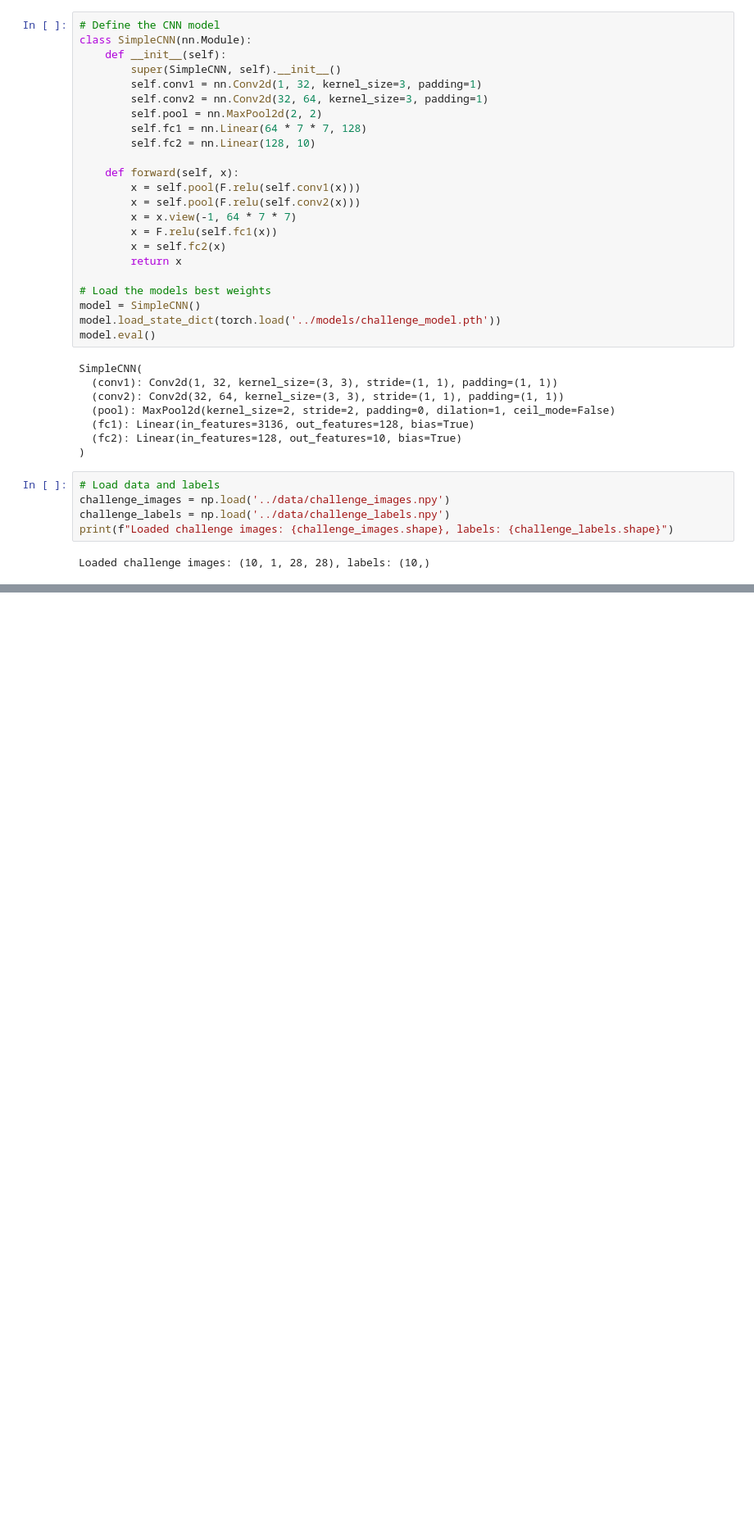
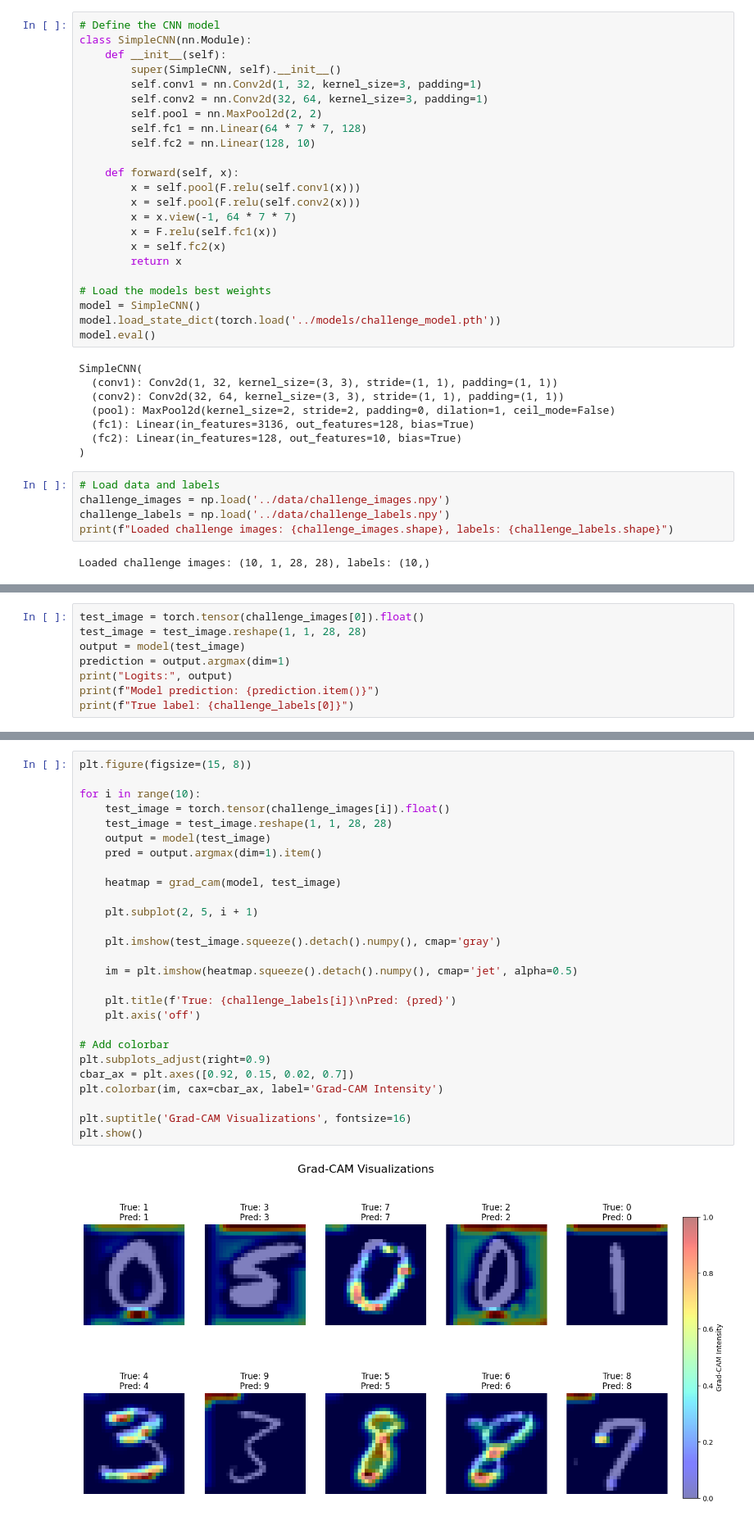
Before and after one commit to yvokeller/xai, a Jupyter notebook: notebooks/mini_challenge.ipynb, the cells around one changed output, grey strips where cells are left out. Shown at 82% size. Saved outputs shown, nothing was run; the diff lists cells and outputs as text; blank space fills up the shorter version.

```diff
--- a/notebooks/mini_challenge.ipynb
+++ b/notebooks/mini_challenge.ipynb
@@ -57,0 +66,8 @@ Loaded challenge images: (10, 1, 28, 28), labels: (10,)
+# %%
+test_image = torch.tensor(challenge_images[0]).float()
+test_image = test_image.reshape(1, 1, 28, 28)
+output = model(test_image)
+prediction = output.argmax(dim=1)
+print("Logits:", output)
+print(f"Model prediction: {prediction.item()}")
+print(f"True label: {challenge_labels[0]}")
@@ -57,0 +207,29 @@ Loaded challenge images: (10, 1, 28, 28), labels: (10,)
+# %%
+plt.figure(figsize=(15, 8))
+
+for i in range(10):
+    test_image = torch.tensor(challenge_images[i]).float()
+    test_image = test_image.reshape(1, 1, 28, 28)
+    output = model(test_image)
+    pred = output.argmax(dim=1).item()
+
+    heatmap = grad_cam(model, test_image)
+
+    plt.subplot(2, 5, i + 1)
+
+    plt.imshow(test_image.squeeze().detach().numpy(), cmap='gray')
+
+    im = plt.imshow(heatmap.squeeze().detach().numpy(), cmap='jet', alpha=0.5)
+
+    plt.title(f'True: {challenge_labels[i]}\nPred: {pred}')
+    plt.axis('off')
+
+# Add colorbar
+plt.subplots_adjust(right=0.9)
+cbar_ax = plt.axes([0.92, 0.15, 0.02, 0.7])
+plt.colorbar(im, cax=cbar_ax, label='Grad-CAM Intensity')
+
+plt.suptitle('Grad-CAM Visualizations', fontsize=16)
+plt.show()
+# %% [output]
+[figure, added]
```
Also changed, not shown: parts of 32 cells of this notebook.
